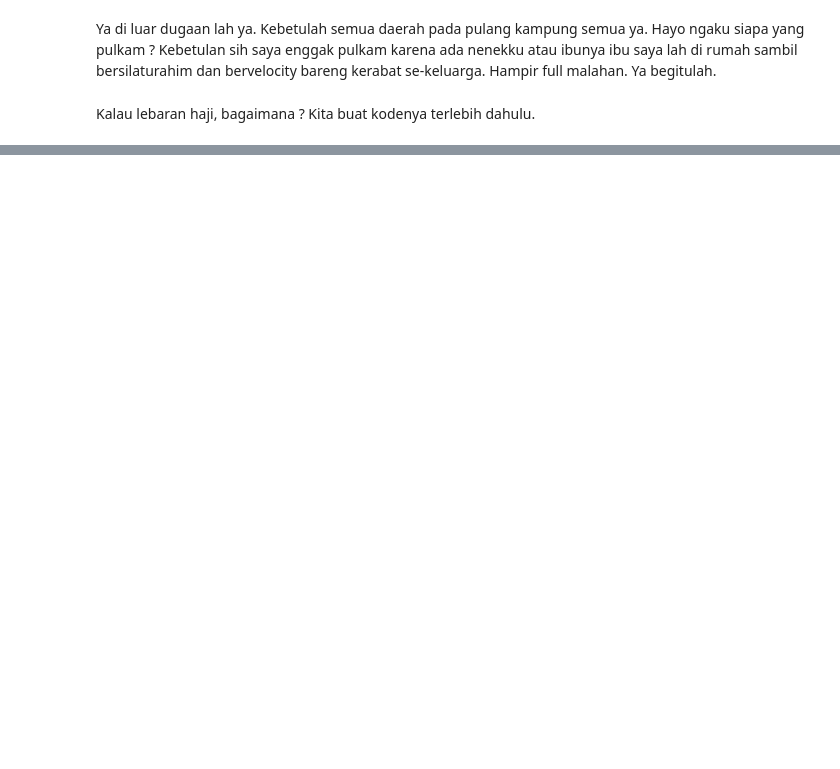
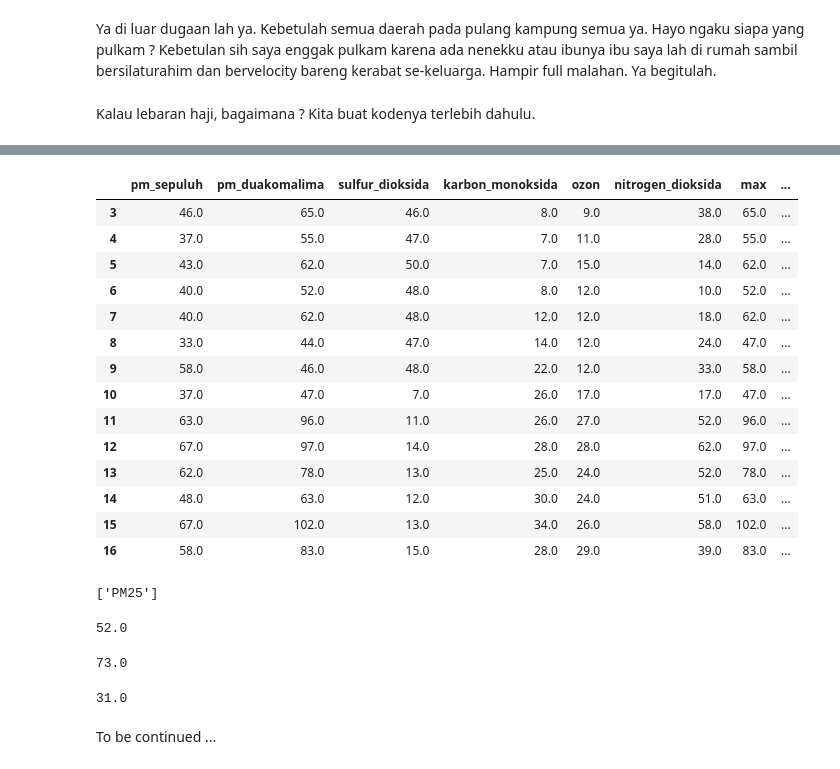
Before and after one commit to naufal-web/air_pollution_in_jakarta, a Jupyter notebook: polusi_udara_di_jakarta.ipynb, the cells around one changed output, grey strips where cells are left out. Saved outputs shown, nothing was run; the diff lists cells and outputs as text; code cells hidden in the pictures; blank space fills up the shorter version.

```diff
--- a/polusi_udara_di_jakarta.ipynb
+++ b/polusi_udara_di_jakarta.ipynb
@@ -1570,0 +1639,4 @@ Kalo saran saya sih untuk data dari pihak LH sebaiknya lebih memahami kembali ap
+# %%
+new_data = this_not_null_dataframe.select_dtypes(include=["float64"])
+new_data["parameter_ukur"] = this_not_null_dataframe.parameter_pencemar_kritis
+new_data
@@ -1570,0 +1657,36 @@ Kalo saran saya sih untuk data dari pihak LH sebaiknya lebih memahami kembali ap
+# %%
+new_data.iloc[0:14]
+# %% [output]
+|  | pm_sepuluh | pm_duakomalima | sulfur_dioksida | karbon_monoksida | ozon | nitrogen_dioksida | max | ... |
+| 3 | 46.0 | 65.0 | 46.0 | 8.0 | 9.0 | 38.0 | 65.0 | ... |
+| 4 | 37.0 | 55.0 | 47.0 | 7.0 | 11.0 | 28.0 | 55.0 | ... |
+| 5 | 43.0 | 62.0 | 50.0 | 7.0 | 15.0 | 14.0 | 62.0 | ... |
+| 6 | 40.0 | 52.0 | 48.0 | 8.0 | 12.0 | 10.0 | 52.0 | ... |
+| 7 | 40.0 | 62.0 | 48.0 | 12.0 | 12.0 | 18.0 | 62.0 | ... |
+| 8 | 33.0 | 44.0 | 47.0 | 14.0 | 12.0 | 24.0 | 47.0 | ... |
+| 9 | 58.0 | 46.0 | 48.0 | 22.0 | 12.0 | 33.0 | 58.0 | ... |
+| 10 | 37.0 | 47.0 | 7.0 | 26.0 | 17.0 | 17.0 | 47.0 | ... |
+| 11 | 63.0 | 96.0 | 11.0 | 26.0 | 27.0 | 52.0 | 96.0 | ... |
+| 12 | 67.0 | 97.0 | 14.0 | 28.0 | 28.0 | 62.0 | 97.0 | ... |
+| 13 | 62.0 | 78.0 | 13.0 | 25.0 | 24.0 | 52.0 | 78.0 | ... |
+| 14 | 48.0 | 63.0 | 12.0 | 30.0 | 24.0 | 51.0 | 63.0 | ... |
+| 15 | 67.0 | 102.0 | 13.0 | 34.0 | 26.0 | 58.0 | 102.0 | ... |
+| 16 | 58.0 | 83.0 | 15.0 | 28.0 | 29.0 | 39.0 | 83.0 | ... |
+# %%
+this_not_null_dataframe.parameter_pencemar_kritis.mode().values.tolist()
+# %% [output]
+['PM25']
+# %%
+this_not_null_dataframe.pm_sepuluh.median()
+# %% [output]
+52.0
+# %%
+this_not_null_dataframe.pm_duakomalima.median()
+# %% [output]
+73.0
+# %%
+this_not_null_dataframe.sulfur_dioksida.median()
+# %% [output]
+31.0
+# %% [markdown]
+To be continued ...
```
Also changed, not shown: parts of 11 cells of this notebook.
